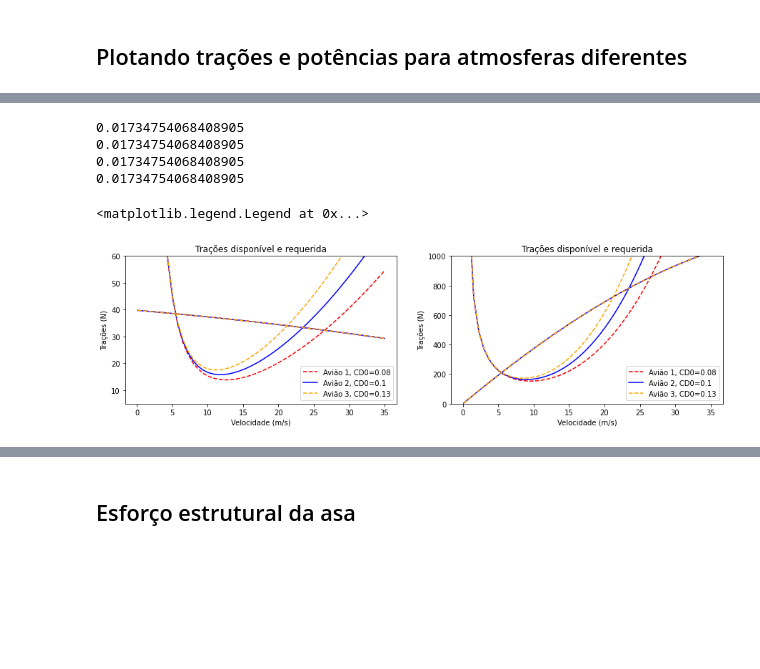
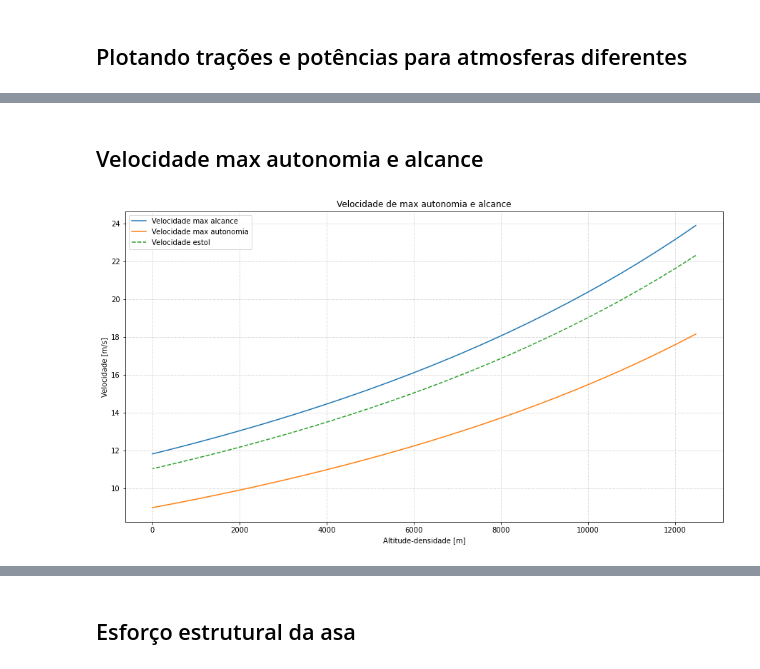
Before and after one commit to Chabole/Python, a Jupyter notebook: Projeto Zebra/Resumo_Aeronáutica.ipynb, the cells around one changed output, grey strips where cells are left out. Saved outputs shown, nothing was run; the diff lists cells and outputs as text; code cells hidden in the pictures; blank space fills up the shorter version.

```diff
--- a/Projeto Zebra/Resumo_Aeronáutica.ipynb
+++ b/Projeto Zebra/Resumo_Aeronáutica.ipynb
@@ -145,39 +166,18 @@ ax2.grid(linestyle='dotted')
-# %%
-#Instanciando vários objetos do tipo Airplane
-Avião_1 = zp.Airplane('Avião 1', Swet=10)
-Avião_2 = zp.Airplane('Avião 2',Swet=13)
-Avião_3 = zp.Airplane('Avião 3',Swet=16)
-Avião_4 = zp.Airplane('Avião 4',Swet=18)
-
-#Criando uma array de objetos pra iteração
-Aviões = np.array((Avião_1, Avião_2, Avião_3, Avião_4))
-
-V = np.linspace(0.1, 35)
-
-Cores = np.array(('red', 'blue', 'orange'))
-Lines = np.array(('--','-','--'))
-
-fig, (ax, ax2) = plt.subplots(1, 2, figsize=(15,3.8))
-ax.set(title='Trações disponível e requerida', xlabel='Velocidade (m/s)', ylabel='Trações (N)')
-ax2.set(title='Trações disponível e requerida', xlabel='Velocidade (m/s)', ylabel='Trações (N)')
-
-#Calculando as trações e potências para cada avião da array
-for cor, line, Zb  in zip(Cores, Lines, Aviões):
-
-    ax.plot(V, Zb.trac_Available(V, rho=dens), color=cor, ls=line)
-    ax.plot(V, Zb.trac_Req(V, rho=dens), color=cor, ls=line, label=f'{Zb.name}, CD0={round(Zb.C_D0,2)}')
-
-    ax2.plot(V, Zb.pot_Available(V, rho=dens), color=cor, ls=line,)
-    ax2.plot(V, Zb.pot_Req(V, rho=dens), color=cor, ls=line,  label=f'{Zb.name}, CD0={round(Zb.C_D0,2)}')
-
-ax.set_ylim(5,60)
-ax2.set_ylim(0,1000)
-ax.legend()
-ax2.legend()
-# %% [output]
-0.01734754068408905
-0.01734754068408905
-0.01734754068408905
-0.01734754068408905
-<matplotlib.legend.Legend at 0x...>
-[figure, removed]
+# %% [markdown]
+## Velocidade max autonomia e alcance
+# %%
+Zb = Airplane(b=1.8, S=0.684, Af=0.556, c=0.392, CLmax= 1.613, Load=5.5, mv=2.8, CLn=1.111, Swet= 16, Tc=(-0.001, -0.225, 35.225))
+rho = np.linspace(0.3, 1.225)
+
+fig, ax = plt.subplots(figsize=(15, 8))
+ax.set(title='Velocidade de max autonomia e alcance', ylabel='Velocidade [m/s]', xlabel='Altitude-densidade [m]')
+
+ax.plot(iterate_rho2alt(rho), Zb.veloc_Req(Zb.Clmax_Alc, rho), label='Velocidade max alcance')
+ax.plot(iterate_rho2alt(rho), Zb.veloc_Req(Zb.Clmax_Aut, rho), label='Velocidade max autonomia')
+ax.plot(iterate_rho2alt(rho), Zb.veloc_Req(Zb.CLmax, rho),'--',label='Velocidade estol')
+ax.plot()
+
+ax.legend()
+ax.grid(linestyle='dotted')
+# %% [output]
+[figure, added]
```
Also changed, not shown: parts of 16 cells of this notebook.
